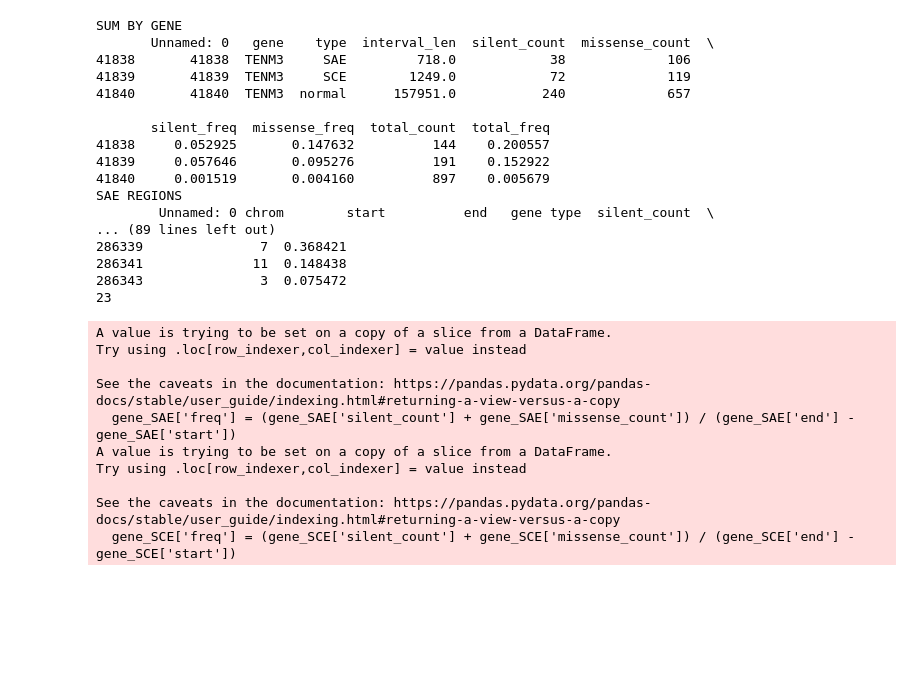
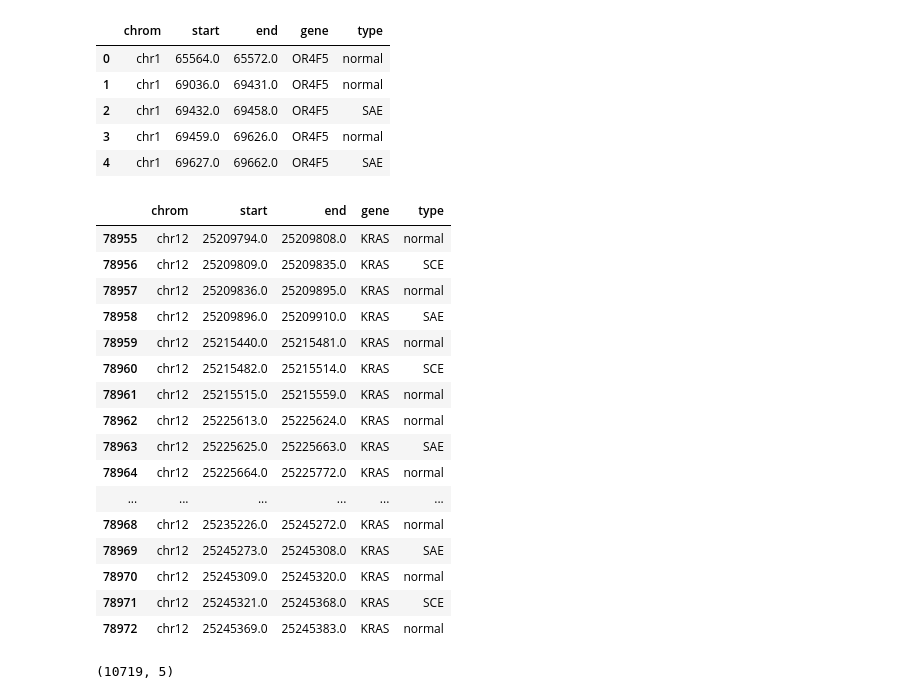
Before and after one commit to pvmiguel/BINF7700_Capstone_PauloMiguel, a Jupyter notebook: notebooks/gene_distributions.ipynb, the cells around one changed output. Cells and saved outputs as stored; diff of their text form; code cells hidden in the pictures; blank space fills up the shorter version.

```diff
--- a/notebooks/gene_distributions.ipynb
+++ b/notebooks/gene_distributions.ipynb
@@ -24,5 +19,2 @@ regions_df.head()
 # %%
-with chdir(".."):
-    sum_by_gene = pd.read_csv("results/sum_by_gene.csv")
-
-sum_by_gene.head()
+gene = 'KRAS'
@@ -54,30 +31,33 @@ def gene_looker(gene):
 # %%
-gene_looker('TENM3')
+with chdir(".."):
+    intervals_df = pd.read_csv("ref_data/modified/CCDS_split.csv")
+
+intervals_df.head()
 # %% [output]
-SUM BY GENE
-       Unnamed: 0   gene    type  interval_len  silent_count  missense_count  \
-41838       41838  TENM3     SAE         718.0            38             106
-41839       41839  TENM3     SCE        1249.0            72             119
-41840       41840  TENM3  normal      157951.0           240             657
-
-       silent_freq  missense_freq  total_count  total_freq
-41838     0.052925       0.147632          144    0.200557
-41839     0.057646       0.095276          191    0.152922
-41840     0.001519       0.004160          897    0.005679
-SAE REGIONS
-        Unnamed: 0 chrom        start          end   gene type  silent_count  \
-... (89 lines left out)
-286339               7  0.368421
-286341              11  0.148438
-286343               3  0.075472
-23
-A value is trying to be set on a copy of a slice from a DataFrame.
-Try using .loc[row_indexer,col_indexer] = value instead
-
-See the caveats in the documentation: https://pandas.pydata.org/pandas-docs/stable/user_guide/indexing.html#returning-a-view-versus-a-copy
-  gene_SAE['freq'] = (gene_SAE['silent_count'] + gene_SAE['missense_count']) / (gene_SAE['end'] - gene_SAE['start'])
-A value is trying to be set on a copy of a slice from a DataFrame.
-Try using .loc[row_indexer,col_indexer] = value instead
-
-See the caveats in the documentation: https://pandas.pydata.org/pandas-docs/stable/user_guide/indexing.html#returning-a-view-versus-a-copy
-  gene_SCE['freq'] = (gene_SCE['silent_count'] + gene_SCE['missense_count']) / (gene_SCE['end'] - gene_SCE['start'])
+|  | chrom | start | end | gene | type |
+| 0 | chr1 | 65564.0 | 65572.0 | OR4F5 | normal |
+| 1 | chr1 | 69036.0 | 69431.0 | OR4F5 | normal |
+| 2 | chr1 | 69432.0 | 69458.0 | OR4F5 | SAE |
+| 3 | chr1 | 69459.0 | 69626.0 | OR4F5 | normal |
+| 4 | chr1 | 69627.0 | 69662.0 | OR4F5 | SAE |
+# %%
+intervals_df = intervals_df[intervals_df['gene'] == gene]
+intervals_df.head(20)
+# %% [output]
+|  | chrom | start | end | gene | type |
+| 78955 | chr12 | 25209794.0 | 25209808.0 | KRAS | normal |
+| 78956 | chr12 | 25209809.0 | 25209835.0 | KRAS | SCE |
+| 78957 | chr12 | 25209836.0 | 25209895.0 | KRAS | normal |
+| 78958 | chr12 | 25209896.0 | 25209910.0 | KRAS | SAE |
+| 78959 | chr12 | 25215440.0 | 25215481.0 | KRAS | normal |
+| 78960 | chr12 | 25215482.0 | 25215514.0 | KRAS | SCE |
+| 78961 | chr12 | 25215515.0 | 25215559.0 | KRAS | normal |
+| 78962 | chr12 | 25225613.0 | 25225624.0 | KRAS | normal |
+| 78963 | chr12 | 25225625.0 | 25225663.0 | KRAS | SAE |
+| 78964 | chr12 | 25225664.0 | 25225772.0 | KRAS | normal |
+| ... | ... | ... | ... | ... | ... |
+| 78968 | chr12 | 25235226.0 | 25245272.0 | KRAS | normal |
+| 78969 | chr12 | 25245273.0 | 25245308.0 | KRAS | SAE |
+| 78970 | chr12 | 25245309.0 | 25245320.0 | KRAS | normal |
+| 78971 | chr12 | 25245321.0 | 25245368.0 | KRAS | SCE |
+| 78972 | chr12 | 25245369.0 | 25245383.0 | KRAS | normal |
@@ -83,0 +69,4 @@ See the caveats in the documentation: https://pandas.pydata.org/pandas-docs/stab
+# %%
+region_df.shape
+# %% [output]
+(10719, 5)
```
Also changed, not shown: parts of 12 cells of this notebook.
